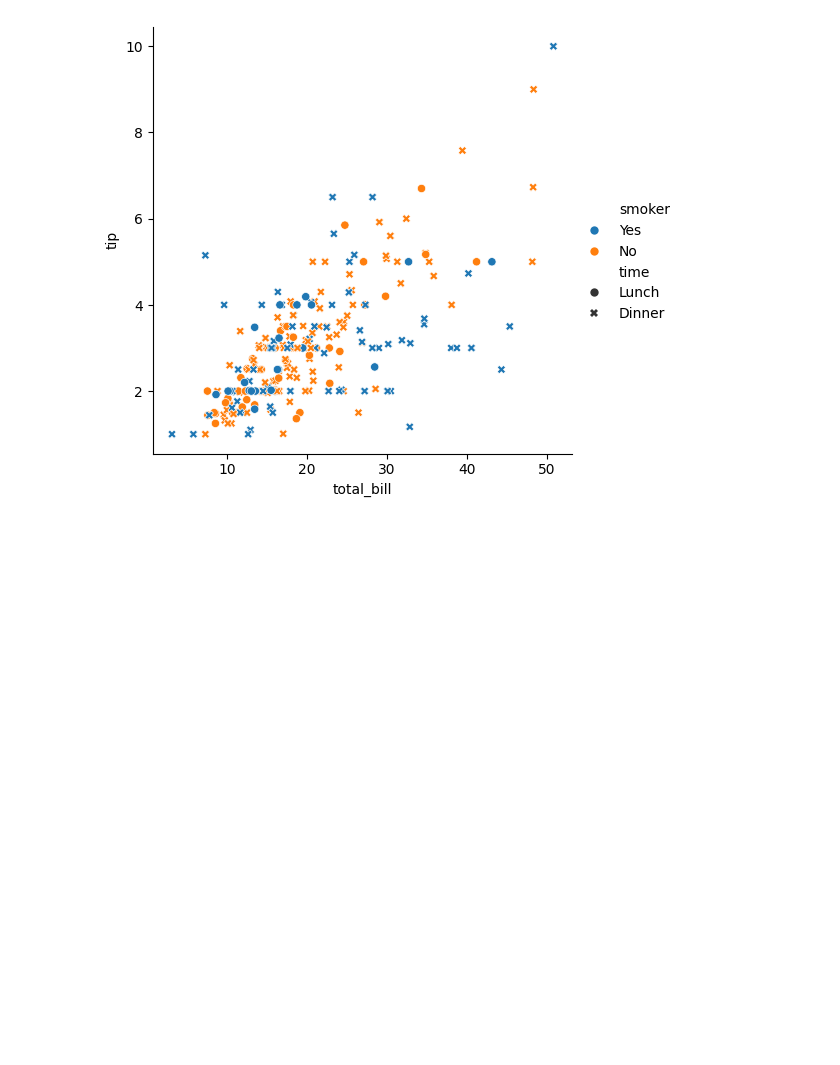
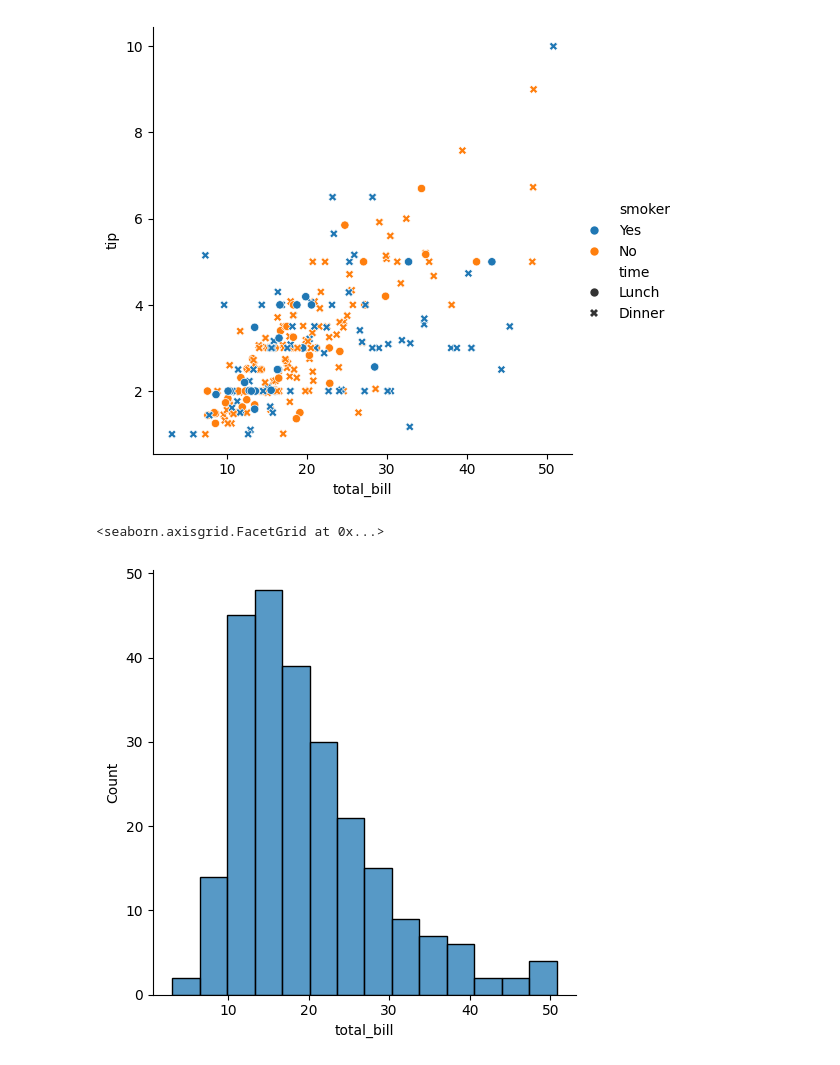
Before and after one commit to tareq-ur/Project1, a Jupyter notebook: Seaborn/Seabron1st.ipynb, the cells around one changed output. Cells and saved outputs as stored; diff of their text form; code cells hidden in the pictures; blank space fills up the shorter version.

```diff
--- a/Seaborn/Seabron1st.ipynb
+++ b/Seaborn/Seabron1st.ipynb
@@ -123,3 +123,16 @@ sns.relplot(
 # %% [output]
 <seaborn.axisgrid.FacetGrid at 0x...>
 [figure]
+# %%
+sns.displot(
+    data=tips,
+    x="total_bill",
+    # y="tip",
+
+
+
+
+)
+# %% [output]
+<seaborn.axisgrid.FacetGrid at 0x...>
+[figure, added]
```
Also changed, not shown: parts of 2 cells of this notebook.
